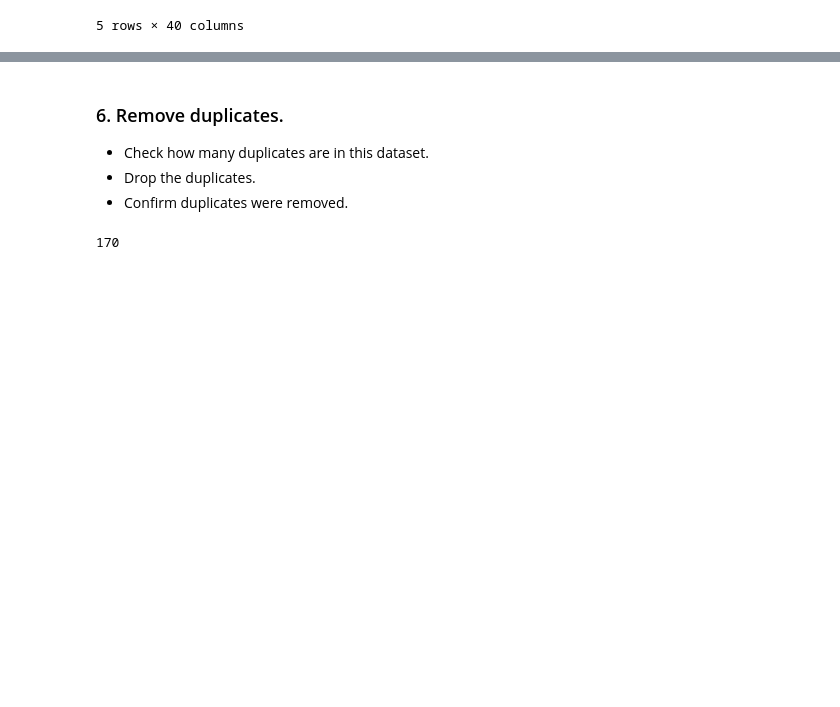
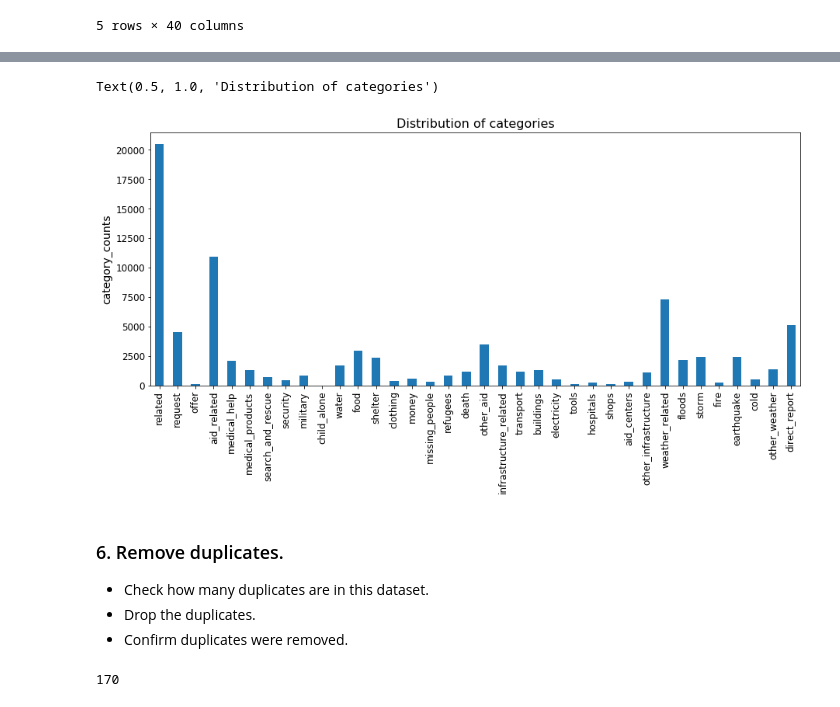
Before and after one commit to yxiang45/Disaster-Response-Pipeline, a Jupyter notebook: ETL Pipeline Preparation.ipynb, the cells around one changed output, grey strips where cells are left out. Cells and saved outputs as stored; diff of their text form; code cells hidden in the pictures; blank space fills up the shorter version.

```diff
--- a/ETL Pipeline Preparation.ipynb
+++ b/ETL Pipeline Preparation.ipynb
@@ -186,3 +179,13 @@ dtype: object
+# %%
+category_counts = df.iloc[:,4:].sum()
+# %%
+f, ax = plt.subplots(figsize=(15, 6))
+category_counts.plot(kind='bar',fontsize='12')
+plt.ylabel('category_counts',fontsize='14')
+plt.title('Distribution of categories',fontsize='16')
+# %% [output]
+Text(0.5, 1.0, 'Distribution of categories')
+[figure, added]
 # %% [markdown]
 ### 6. Remove duplicates.
 - Check how many duplicates are in this dataset.
```
Also changed, not shown: parts of 8 cells of this notebook.
